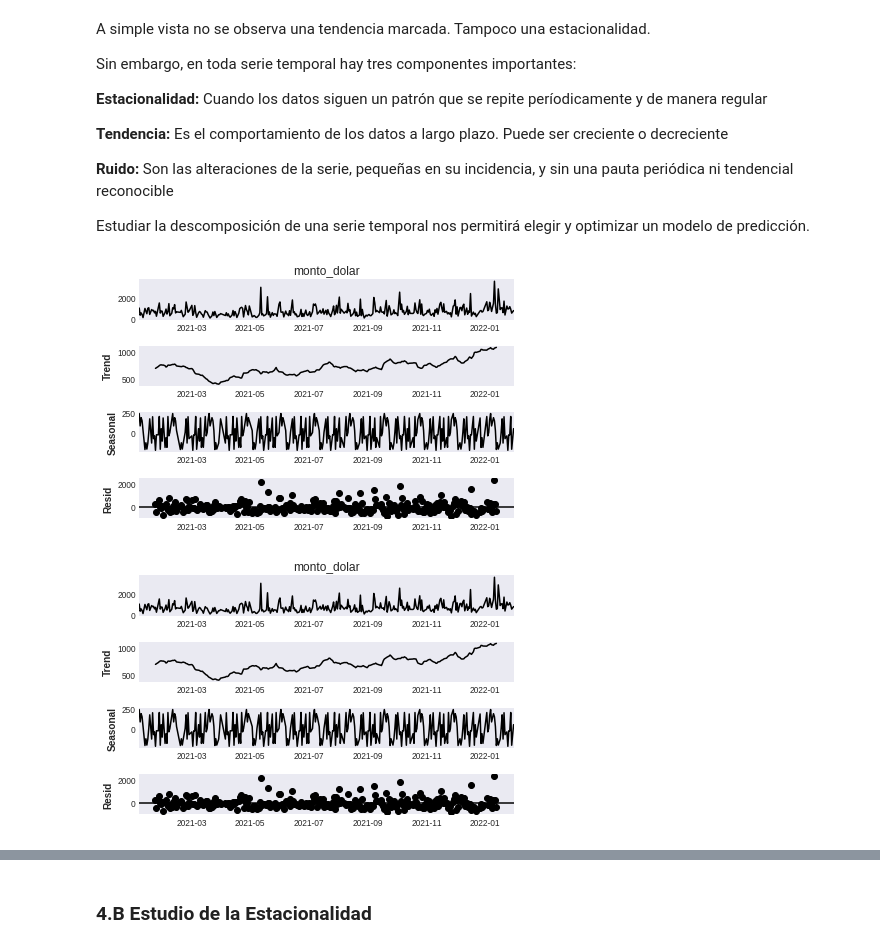
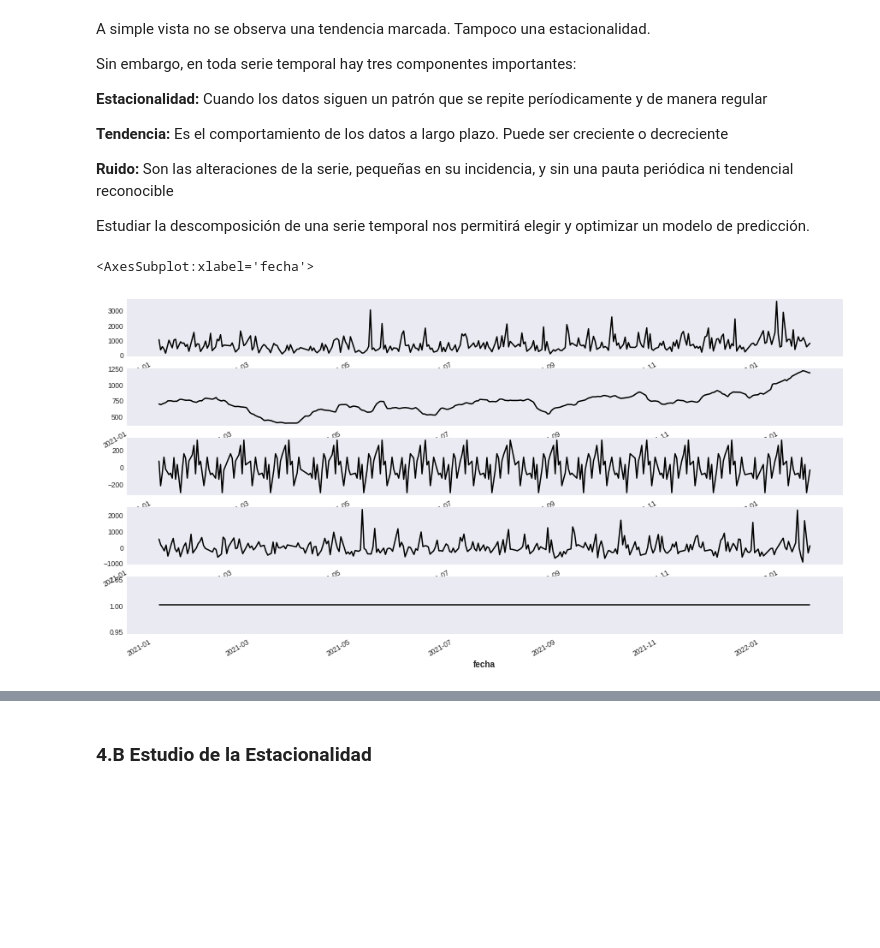
Before and after one commit to dchaconoca/proyecto-ventas, a Jupyter notebook: NB4_prediccion_ventas.ipynb, the cells around one changed output, grey strips where cells are left out. Saved outputs shown, nothing was run; the diff lists cells and outputs as text; code cells hidden in the pictures; blank space fills up the shorter version.

```diff
--- a/NB4_prediccion_ventas.ipynb
+++ b/NB4_prediccion_ventas.ipynb
@@ -216,8 +236,16 @@ Estudiar la descomposición de una serie temporal nos permitirá elegir y optimi
 # %%
 # Descomposición de la serie en Tendencia, Estacionalidad y Ruido
 # ==============================================================================
-descomposicion = seasonal_decompose(ts_ventas, model='additive', period=30)
-descomposicion.plot()
+descomposicion = seasonal_decompose(ts_ventas, model='additive', period=22)
+
+fig, (ax1,ax2,ax3, ax4, ax5) = plt.subplots(5,1, figsize=(15,8))
+descomposicion.observed.plot(ax=ax1)
+descomposicion.trend.plot(ax=ax2)
+descomposicion.seasonal.plot(ax=ax3)
+descomposicion.resid.plot(ax=ax4)
+descomposicion.weights.plot(ax=ax5)
+
+#descomposicion.plot()
 # %% [output]
+<AxesSubplot:xlabel='fecha'>
-[figure, old version]
+[figure, new version]
-[figure, removed]
```
Also changed, not shown: parts of 21 cells of this notebook.
